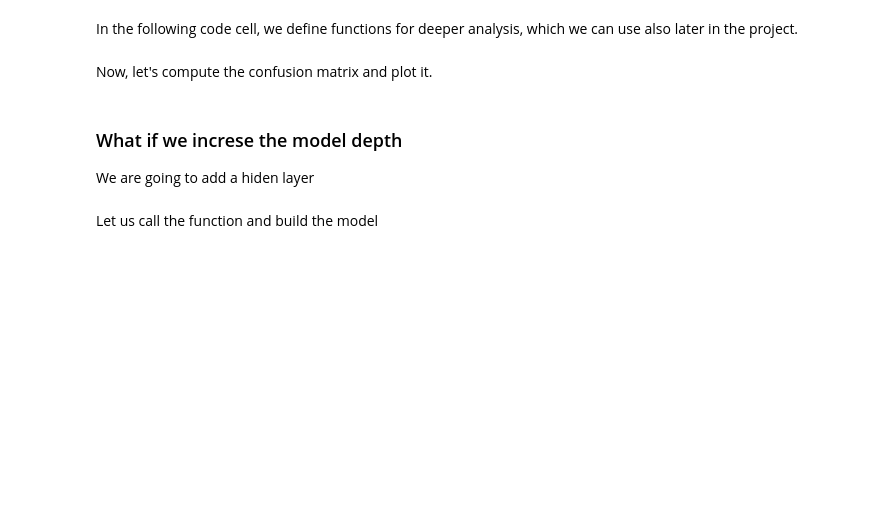
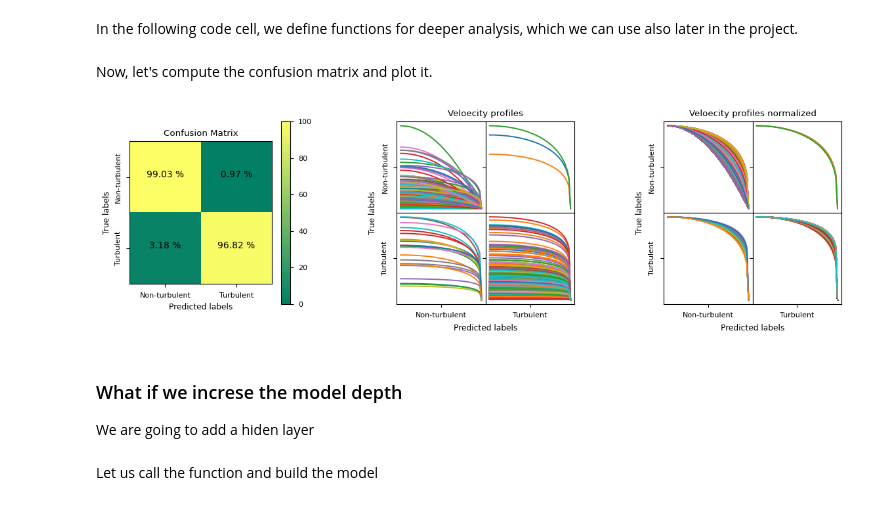
Before and after one commit to paolodeangelis/Sistemi_a_combustione, a Jupyter notebook: 2-NN_Reynolds.ipynb, the cells around one changed output. Saved outputs shown, nothing was run; the diff lists cells and outputs as text; code cells hidden in the pictures; blank space fills up the shorter version.

```diff
--- a/2-NN_Reynolds.ipynb
+++ b/2-NN_Reynolds.ipynb
@@ -551,7 +676,7 @@ def plot_velocity_conf_matrix(axs, cm_indices, velocity, class_names, title):
             for k in cm_indices[i][j]:
                 axs[i][j].plot(r, velocity[k, :])
             axs[i][j].set_yticks([np.mean(axs[i][j].get_ylim())], [class_names[i]])
-            axs[i][j].set_xticks([np.mean(axs[i][j].get_xlim())], [class_names[j])
+            axs[i][j].set_xticks([np.mean(axs[i][j].get_xlim())], [class_names[j]])
             axs[i][j].set_yticklabels(
                 [class_names[i]], rotation=90, ha="right", va="center"
             )
@@ -575,36 +700,38 @@ conf_matrix, i_TP, i_TN, i_FP, i_FN = compute_confusion_matrix(
 fig = plt.figure(figsize=(14, 3.6))
 with plt.style.context("seaborn-v0_8-paper"):
     grid = fig.add_gridspec(2, 8, wspace=0.0, hspace=0.0)
     ax_cm = fig.add_subplot(grid[:, :2])
-    plot_conf_matrix(ax_cm, conf_matrix, ["Laminar", "Turbulent"], "summer")
+    plot_conf_matrix(ax_cm, conf_matrix, ["Non-turbulent", "Turbulent"], "summer")
     ax_cm_p = []
     for i in range(2):
         ax_ = []
         for j in range(2):
             ax_.append(fig.add_subplot(grid[i, j + 3]))
         ax_cm_p.append(ax_)
 
     ax_cm_pn = []
     for i in range(2):
         ax_ = []
         for j in range(2):
             ax_.append(fig.add_subplot(grid[i, j + 6]))
         ax_cm_pn.append(ax_)
 
     cm_i = [[i_TN, i_FP], [i_FN, i_TP]]
     plot_velocity_conf_matrix(
-        ax_cm_p, cm_i, features_test, ["Laminar", "Turbulent"], "Veloecity profiles"
+        ax_cm_p, cm_i, features_test, ["Non-turbulent", "Turbulent"], "Veloecity profiles"
     )
     plot_velocity_conf_matrix(
         ax_cm_pn,
         cm_i,
         (features_test.T / features_test.max(axis=1).values).T,
-        ["Laminar", "Turbulent"],
+        ["Non-turbulent", "Turbulent"],
         "Veloecity profiles normalized",
     )
 
 
 plt.show()
+# %% [output]
+[figure, added]
 # %% [markdown]
 ### What if we increse the model depth
 
```
Also changed, not shown: parts of 33 cells of this notebook.
